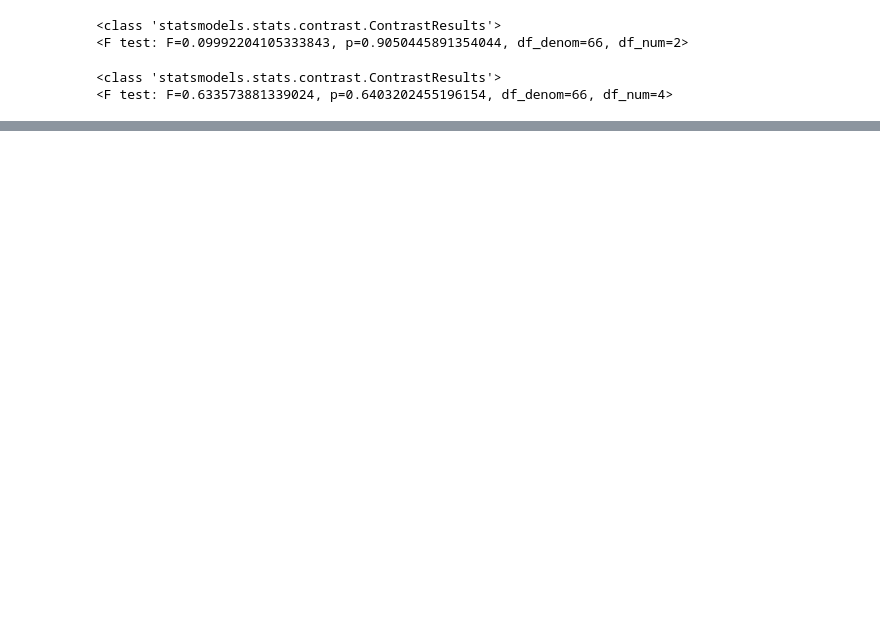
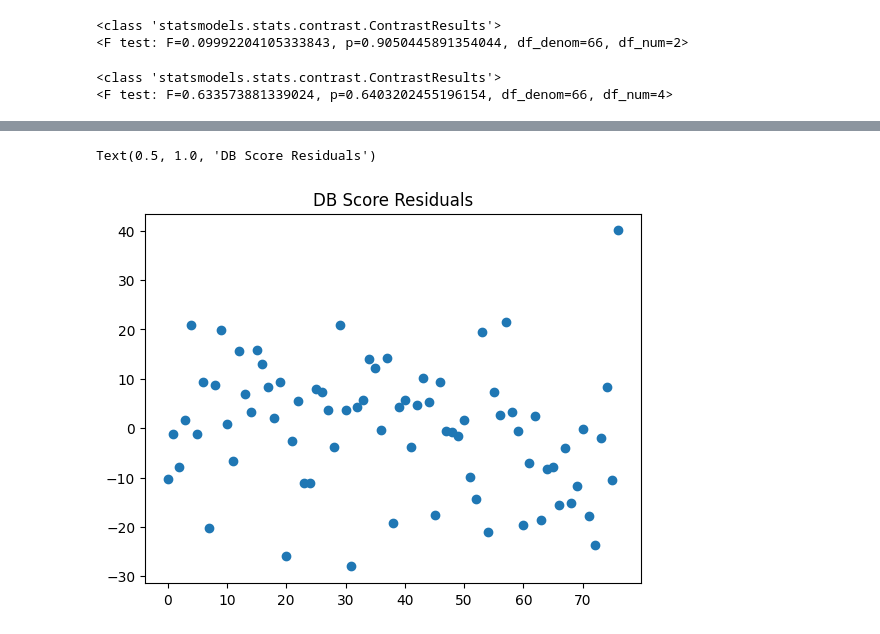
Before and after one commit to tbakas/data_analysis_projects, a Jupyter notebook: BI Data Cleaning.ipynb, the cells around one changed output, grey strips where cells are left out. Drawn from its saved outputs; the diff is of its cells as text; code cells hidden in the pictures; blank space fills up the shorter version.

```diff
--- a/BI Data Cleaning.ipynb
+++ b/BI Data Cleaning.ipynb
@@ -409 +408,10 @@ model.f_test(hypothesis)
+# %%
+# Our residuals clearly have a higher standard deviation than with our python model (also demontrasted by the
+# larger R squared value). But they show no sign of heteroscedasticity.
+fig, ax = subplots(1)
+ax.scatter(range(len(y)), y - model.fittedvalues)
+ax.set_title('DB Score Residuals')
+# %% [output]
+Text(0.5, 1.0, 'DB Score Residuals')
+[figure, added]
 # %%
```
Also changed, not shown: parts of 21 cells of this notebook.
